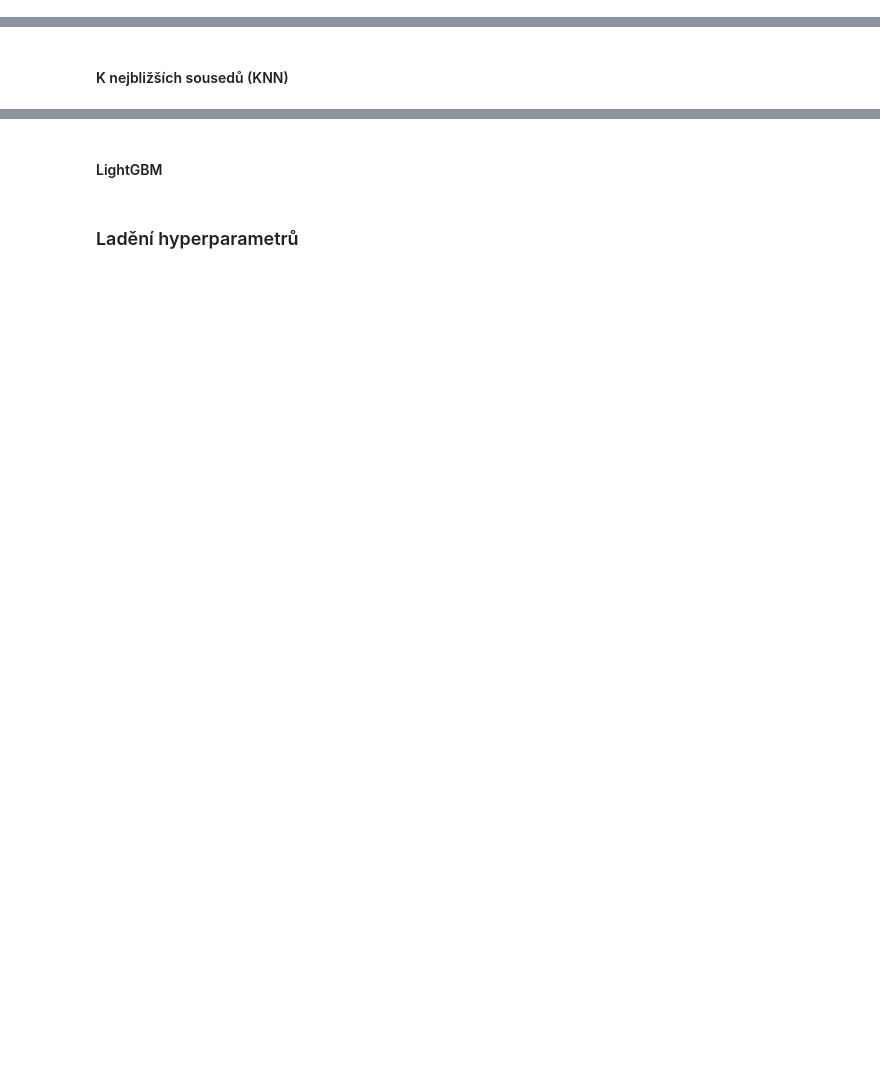
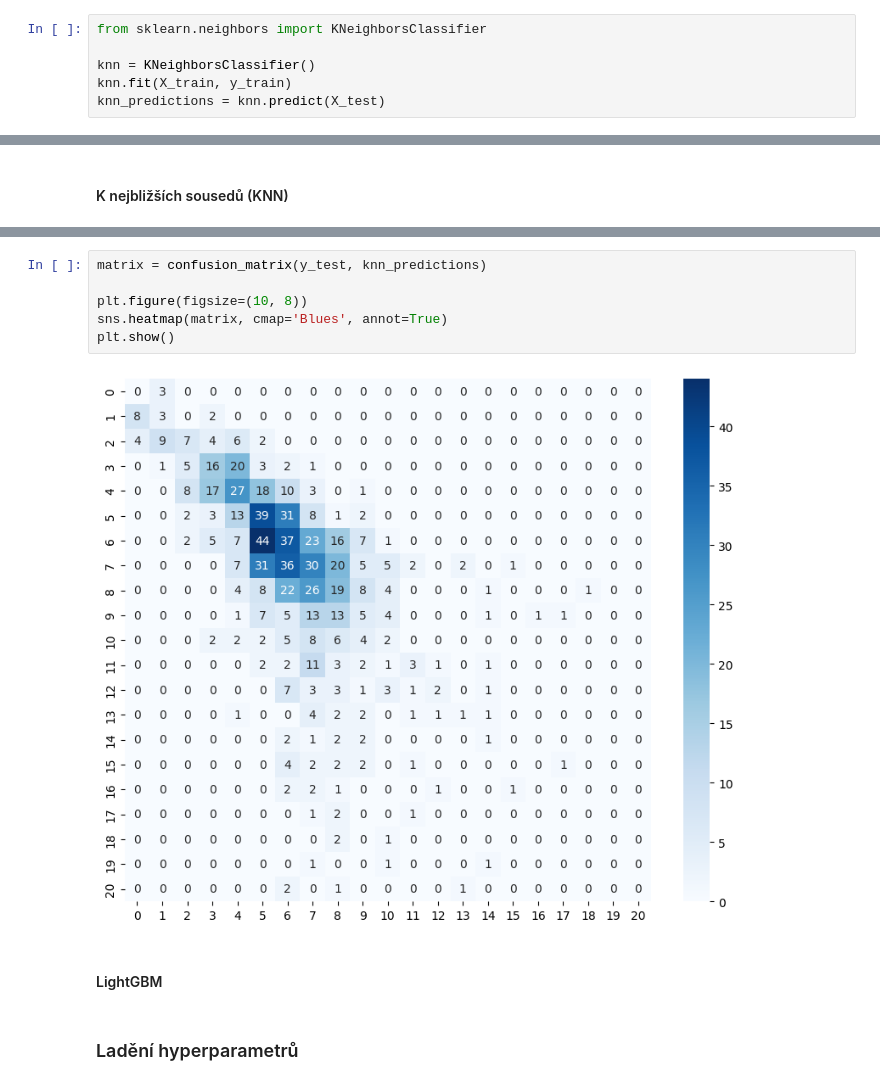
Before and after one commit to kakalasek/PipuvPruvodceMaturitouZProgramovani, a Jupyter notebook: 18/18.ipynb, the cells around one changed output, grey strips where cells are left out. Drawn from its saved outputs; the diff is of its cells as text; blank space fills up the shorter version.

```diff
--- a/18/18.ipynb
+++ b/18/18.ipynb
@@ -154,6 +170,12 @@ randomForest_predictions = randomForest.predict(X_test)
 Algoritmus KNN funguje zhruba následovně. Při trénování si vytvoří mapku tránovacích dat v hyperprostoru. Když pak zařazuje nová data, prostě je do tohoto prostoru umístí a spočítá vzdálenost od přesně daného počtu bodů. Podle toho, ke které třídě je nejblíže, je zařazen.
 # %% [markdown]
 ![KNN](knn.jpg)
+# %%
+from sklearn.neighbors import KNeighborsClassifier
+
+knn = KNeighborsClassifier()
+knn.fit(X_train, y_train)
+knn_predictions = knn.predict(X_test)
 # %% [markdown]
 #### LightGBM
 # %% [markdown]
@@ -282,3 +404,11 @@ plt.show()
+# %%
+matrix = confusion_matrix(y_test, knn_predictions)
+
+plt.figure(figsize=(10, 8))
+sns.heatmap(matrix, cmap='Blues', annot=True)
+plt.show()
+# %% [output]
+[figure, added]
 # %% [markdown]
 #### LightGBM
 # %% [markdown]
```
Also changed, not shown: parts of 19 cells of this notebook.
